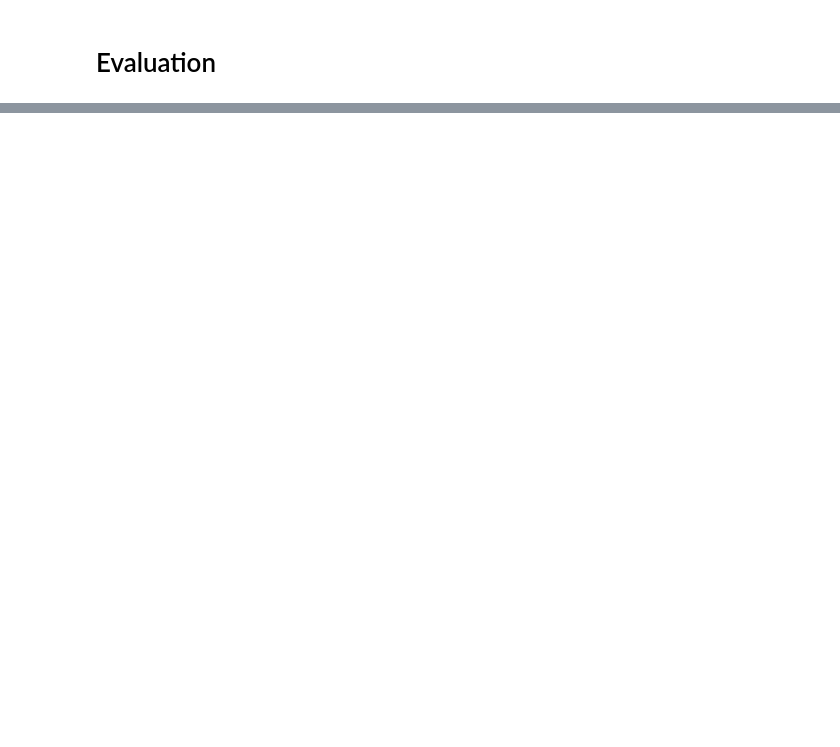
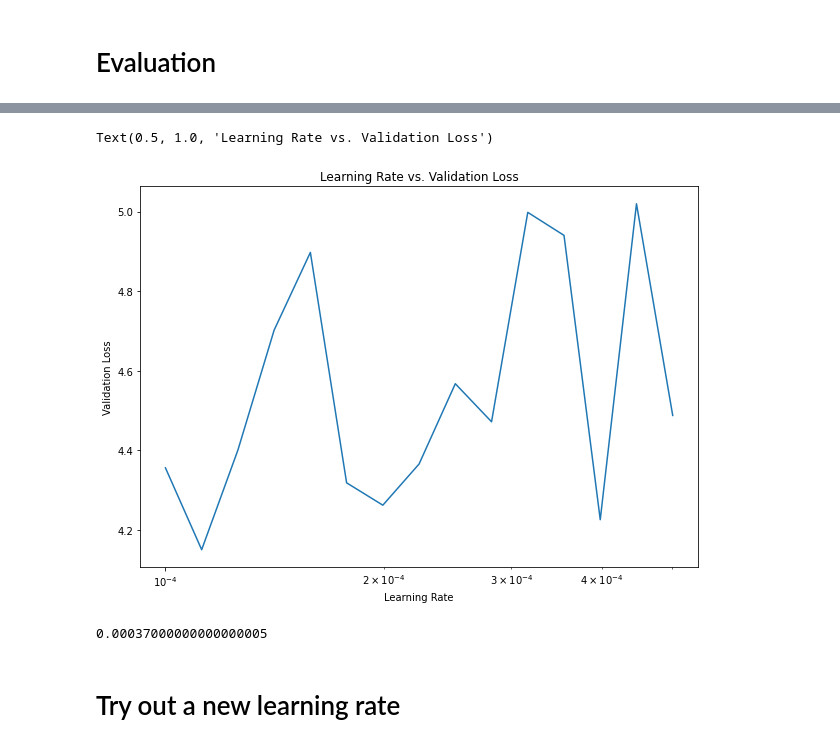
Before and after one commit to SimeonHristov99/AI_Traffic_Sign_Classifier_Tensorflow, a Jupyter notebook: traffic_sign_recognition.ipynb, the cells around one changed output, grey strips where cells are left out. Saved outputs shown, nothing was run; the diff lists cells and outputs as text; code cells hidden in the pictures; blank space fills up the shorter version.

```diff
--- a/traffic_sign_recognition.ipynb
+++ b/traffic_sign_recognition.ipynb
@@ -254,0 +324,17 @@ model.evaluate(test_generator)
+# %%
+# Plot the learning rate vs. the loss
+lrs = 1e-4 * 10**(tf.range(15)/20)
+plt.figure(figsize=(10, 7))
+plt.semilogx(lrs, history.history["val_loss"])
+plt.xlabel('Learning Rate')
+plt.ylabel('Validation Loss')
+plt.title('Learning Rate vs. Validation Loss')
+# %% [output]
+Text(0.5, 1.0, 'Learning Rate vs. Validation Loss')
+[figure, added]
+# %%
+print(3.7*1e-4)
+# %% [output]
+0.00037000000000000005
+# %% [markdown]
+# Try out a new learning rate
```
Also changed, not shown: parts of 16 cells of this notebook.
